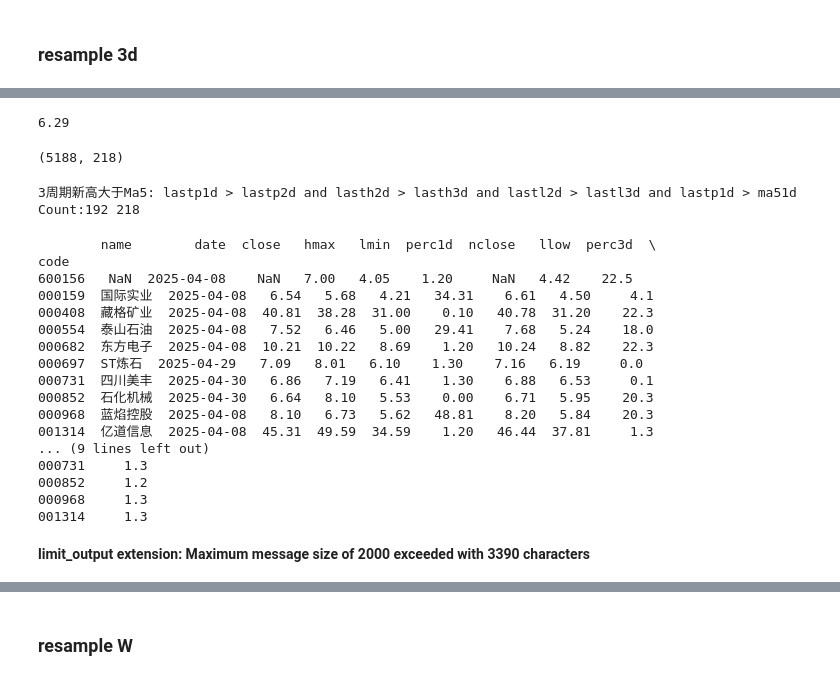
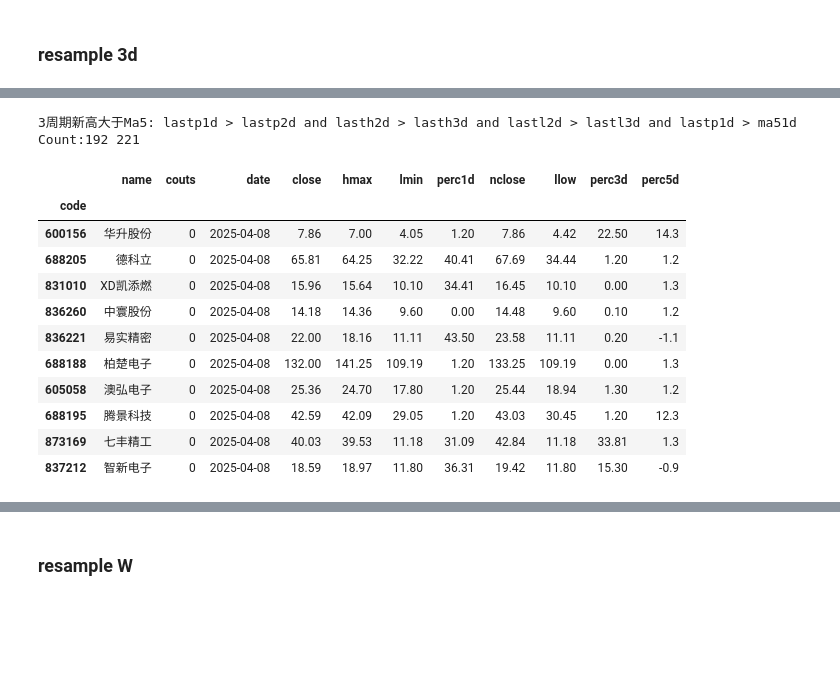
Before and after one commit to johnsonhongyi/pyQuant3, a Jupyter notebook: stock/jupyterAlgo/Quant2023/resample-monitor.ipynb, the cells around one changed output, grey strips where cells are left out. Cells and saved outputs as stored; diff of their text form; code cells hidden in the pictures; blank space fills up the shorter version.

```diff
--- a/stock/jupyterAlgo/Quant2023/resample-monitor.ipynb
+++ b/stock/jupyterAlgo/Quant2023/resample-monitor.ipynb
@@ -382,38 +419,25 @@ tdx_3d = cct.combine_dataFrame(h5_3d,sinadm)
-# %%
-tdx_3d.loc['000002'].close
-# %% [output]
-6.29
 # %%
-tdx_3d.shape
 # tdx_now.query('close >  lastp1d  and lastl1d < ma51d and close > ma51d and lastp1d < upper and lastp1d > lastp2d and lasth1d >high4 and boll > 0 and volume < 1')
 # tdx_select = tdx_3d.query('close > lastp1d and percent < 3')
 # tdx_select = tdx_3d.query('lastp1d > lastp2d > lastp3d and lasth1d > upper1 and lasth2d > upper2 and lasth3d > upper3')
 # tdx_select = tdx_3d.query('lastp1d > lastp2d  and lasth2d > lasth3d and (lasth2d > upper2 or lasth3d > upper3) and lasth2d < hmax')
 # tdx_select = tdx_3d.query('lastp1d > lastp2d  and lasth2d > lasth3d and lasth3d > lasth4d and lastl1d > lastl2d and lastl2d > lastl3d')
-tdx_select = tdx_3d.query(f'{get_filter(filterIDX)}')
-
+tdx_select = h5_3d.query(f'{get_filter(filterIDX)}')
 show_tdx_data(tdx_select,limit=10)
 # %% [output]
-(5188, 218)
+3周期新高大于Ma5: lastp1d > lastp2d and lasth2d > lasth3d and lastl2d > lastl3d and lastp1d > ma51d
+Count:192 221
-3周期新高大于Ma5: lastp1d > lastp2d and lasth2d > lasth3d and lastl2d > lastl3d and lastp1d > ma51d
-Count:192 218
-        name        date  close   hmax   lmin  perc1d  nclose   llow  perc3d  \
-code
-600156   NaN  2025-04-08    NaN   7.00   4.05    1.20     NaN   4.42    22.5
-000159  国际实业  2025-04-08   6.54   5.68   4.21   34.31    6.61   4.50     4.1
-000408  藏格矿业  2025-04-08  40.81  38.28  31.00    0.10   40.78  31.20    22.3
-000554  泰山石油  2025-04-08   7.52   6.46   5.00   29.41    7.68   5.24    18.0
-000682  东方电子  2025-04-08  10.21  10.22   8.69    1.20   10.24   8.82    22.3
-000697  ST炼石  2025-04-29   7.09   8.01   6.10    1.30    7.16   6.19     0.0
-000731  四川美丰  2025-04-30   6.86   7.19   6.41    1.30    6.88   6.53     0.1
-000852  石化机械  2025-04-30   6.64   8.10   5.53    0.00    6.71   5.95    20.3
-000968  蓝焰控股  2025-04-08   8.10   6.73   5.62   48.81    8.20   5.84    20.3
-001314  亿道信息  2025-04-08  45.31  49.59  34.59    1.20   46.44  37.81     1.3
-... (9 lines left out)
-000731     1.3
-000852     1.2
-000968     1.3
-001314     1.3
-limit_output extension: Maximum message size of 2000 exceeded with 3390 characters
+|  | name | couts | date | close | hmax | lmin | perc1d | nclose | llow | perc3d | perc5d |
+| code |  |  |  |  |  |  |  |  |  |  |  |
+| 600156 | 华升股份 | 0 | 2025-04-08 | 7.86 | 7.00 | 4.05 | 1.20 | 7.86 | 4.42 | 22.50 | 14.3 |
+| 688205 | 德科立 | 0 | 2025-04-08 | 65.81 | 64.25 | 32.22 | 40.41 | 67.69 | 34.44 | 1.20 | 1.2 |
+| 831010 | XD凯添燃 | 0 | 2025-04-08 | 15.96 | 15.64 | 10.10 | 34.41 | 16.45 | 10.10 | 0.00 | 1.3 |
+| 836260 | 中寰股份 | 0 | 2025-04-08 | 14.18 | 14.36 | 9.60 | 0.00 | 14.48 | 9.60 | 0.10 | 1.2 |
+| 836221 | 易实精密 | 0 | 2025-04-08 | 22.00 | 18.16 | 11.11 | 43.50 | 23.58 | 11.11 | 0.20 | -1.1 |
+| 688188 | 柏楚电子 | 0 | 2025-04-08 | 132.00 | 141.25 | 109.19 | 1.20 | 133.25 | 109.19 | 0.00 | 1.3 |
+| 605058 | 澳弘电子 | 0 | 2025-04-08 | 25.36 | 24.70 | 17.80 | 1.20 | 25.44 | 18.94 | 1.30 | 1.2 |
+| 688195 | 腾景科技 | 0 | 2025-04-08 | 42.59 | 42.09 | 29.05 | 1.20 | 43.03 | 30.45 | 1.20 | 12.3 |
+| 873169 | 七丰精工 | 0 | 2025-04-08 | 40.03 | 39.53 | 11.18 | 31.09 | 42.84 | 11.18 | 33.81 | 1.3 |
+| 837212 | 智新电子 | 0 | 2025-04-08 | 18.59 | 18.97 | 11.80 | 36.31 | 19.42 | 11.80 | 15.30 | -0.9 |
 # %%
 # t3d_code = tdx_3d.query('lasth1d > lasth2d > lasth3d and close >= high4')
```
Also changed, not shown: parts of 21 cells of this notebook, 2 other files.
